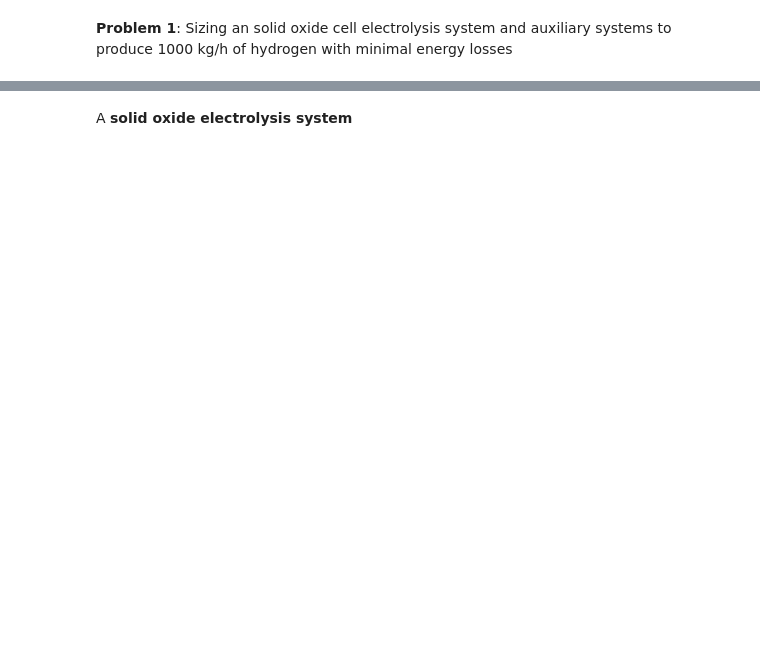
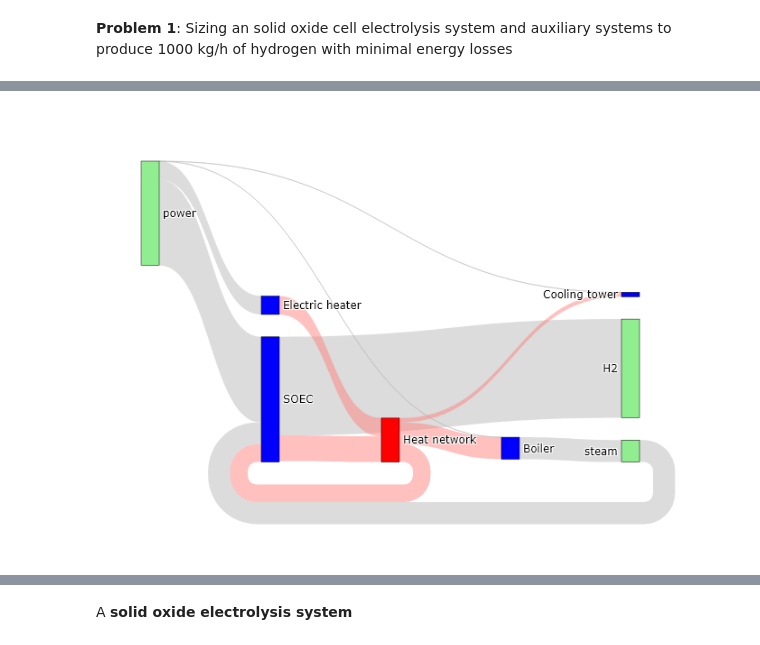
Before and after one commit to srnogueira/vivi, a Jupyter notebook: examples/1.integration/soec.ipynb, the cells around one changed output, grey strips where cells are left out. Saved outputs shown, nothing was run; the diff lists cells and outputs as text; code cells hidden in the pictures; blank space fills up the shorter version.

Commit message:
Updating examples Adapting the examples to the new functions

```diff
--- a/examples/1.integration/soec.ipynb
+++ b/examples/1.integration/soec.ipynb
@@ -3,89 +5,72 @@
 # %% [markdown]
 **Problem 1**: Sizing an solid oxide cell electrolysis system and auxiliary systems to produce 1000 kg/h of hydrogen with minimal energy losses
 # %%
-# Including functions
 include("../../src/vivi.jl")
+using HiGHS
 
-############################################
-# Technologies
-############################################
+# Resource types
+hhv_h2 = 141.80E3/3600 # kWh/kg
+e_steam = (2249+326.1)/3600 # kWh/kg
+steam = ResourceType(n="steam",u="kg/h",c=[e_steam;;])
+power = ResourceType(n="power",u="kW",c=[1;;])
+h2 = ResourceType(n="H2",u="kg/h",c=[hhv_h2;;])
+water = ResourceType(n="water",u="kg/h",c=[0;;])
+o2 = ResourceType(n="O2",u="kg/h",c=[0;;])
 
 # Solid oxide electrolysis system
-hhv_h2 = 141.80E3/3600 # kWh/kg
-#lhv_h2 = 120E3/3600 # kWh/kg
-e_steam = (2249+326.1)/3600 # kWh/kg
-
 se_in = [
-    Resource("steam",318.35,"kg/h",[e_steam]),
-    Resource("power",888.61+1.26,"kW",[1])
+    Resource(t=steam,r=[318.35]),
+    Resource(t=power,r=[888.61+1.26])
     ]
-
 se_out = [
-    Resource("h2",26.00,"kg/h",[hhv_h2]),   # dry basis
-    Resource("water",71.799,"kg/h",[0]),
-    Resource("o2",206.38,"kg/h",[0])
+    Resource(t=h2,r=[26.00]),
+    Resource(t=water,r=[71.799]),
+    Resource(t=o2,r=[206.38])
 ]
-
 se_heat = [
-    Heat(120.61,375.9,1023.2),
-    Heat(95.46,1023.2,473.2),
-    Heat(9.03,480.6,313.2),
-    Heat(61.98,480.6,1023.2),
-    Heat(105.61,1023.2,343.5),
-    Heat(55.68,343.5,313.2),
+    Heat(q=120.61,Ts=375.9,Tt=1023.2),
+    Heat(q=95.46,Ts=1023.2,Tt=473.2),
+    Heat(q=9.03,Ts=480.6,Tt=313.2),
+    Heat(q=61.98,Ts=480.6,Tt=1023.2),
+    Heat(q=105.61,Ts=1023.2,Tt=343.5),
+    Heat(q=55.68,Ts=343.5,Tt=313.2),
 ]
-
-soec = Tech("soec",se_in,se_out,se_heat)
+soec = Tech(n="SOEC",i=se_in,o=se_out,h=se_heat)
 
 # Steam boiler
 boiler_in = [
-    Resource("power",0.017,"kW",[1]),
-    Resource("water",3600,"kg/h",[0])
+    Resource(t=power,r=[0.017]),
+    Resource(t=water,r=[3600])
     ]
-boiler_out = [Resource("steam",3600,"kg/h",[e_steam])]
-
+boiler_out = [Resource(t=steam,r=[3600])]
 boiler_heat = [
-    Heat(326.1,298,376),
-    Heat(2249,376,377)
+    Heat(q=326.1,Ts=298,Tt=376),
+    Heat(q=2249,Ts=376,Tt=377)
     ]
-
-boiler = Tech("boiler",boiler_in,boiler_out,boiler_heat)
+boiler = Tech(n="Boiler",i=boiler_in,o=boiler_out,h=boiler_heat)
 
 # Eletric heating
-eh_in = [Resource("power",1000,"kW",[1])]
-eh_heat = [Heat(1000,1273,1272)]
-eh = Tech("EH",eh_in,[],eh_heat)
+eh_in = [Resource(t=power,r=[1000])]
+eh_heat = [Heat(q=1000,Ts=1273,Tt=1272)]
+eh = Tech(n="Electric heater",i=eh_in,h=eh_heat)
 
 # Cooling tower
-ct_in = [Resource("power",14.3,"kW",[1])]
-ct_heat = [Heat(1000,298,318)]
-ct = Tech("CT",ct_in,[],ct_heat)
+ct_in = [Resource(t=power,r=[14.3])]
+ct_heat = [Heat(q=1000,Ts=298,Tt=318)]
+ct = Tech(n="Cooling tower",i=ct_in,h=ct_heat)
 
-############################################
 # Inputs
-############################################
-
-power = Resource("power",Inf,"kW",[1])
-water = Resource("water",Inf,"kg/h",[0])
-
+power = Resource(t=power,r=[Inf])
+water = Resource(t=water,r=[Inf])
 inputs = [power,water]
 
-############################################
 # Outputs
-############################################
-
-# Creating a variable power resource
-h2 = Resource("h2",1000,"kg/h",[hhv_h2])
-o2 = Resource("o2",Inf,"kg/h",[0])
-
-# OBS: note that we have to include a conversion factor to make inputs and outputs in the same basis, in this case energy (kW)
+h2 = Resource(t=h2,r=[1000])
+o2 = Resource(t=o2,r=[Inf])
 outputs = [h2,o2]
 
-############################################
 # Problem solving
-############################################
-
-problem = Problem(inputs,[soec,boiler,eh,ct],outputs)
-answer = vivi(problem)
+problem = Problem(i=inputs,p=[soec,boiler],ut=[eh,ct],o=outputs)
+answer = vivi(problem,HiGHS.Optimizer)
 vivi_sankey(answer,valueIndex=1)
 # %% [output]
@@ -110 +94,2 @@ vivi_sankey(answer,valueIndex=1)
+[figure, added]
 # %% [markdown]
```
Also changed, not shown: parts of 32 cells of this notebook, 2 other files.
